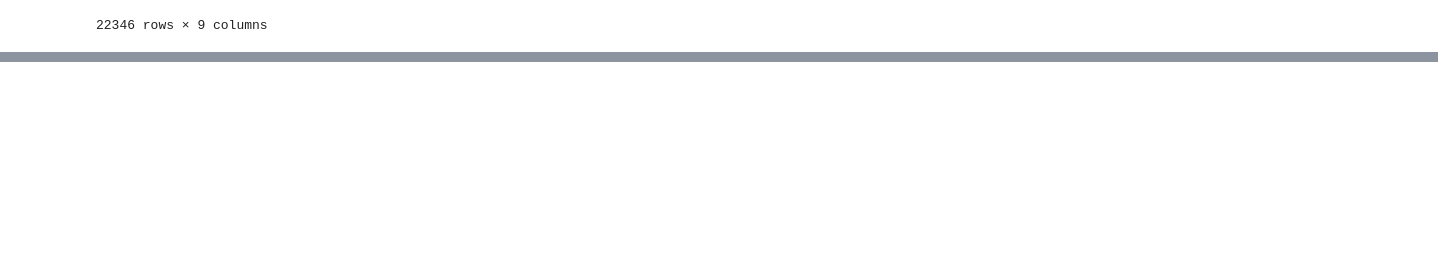
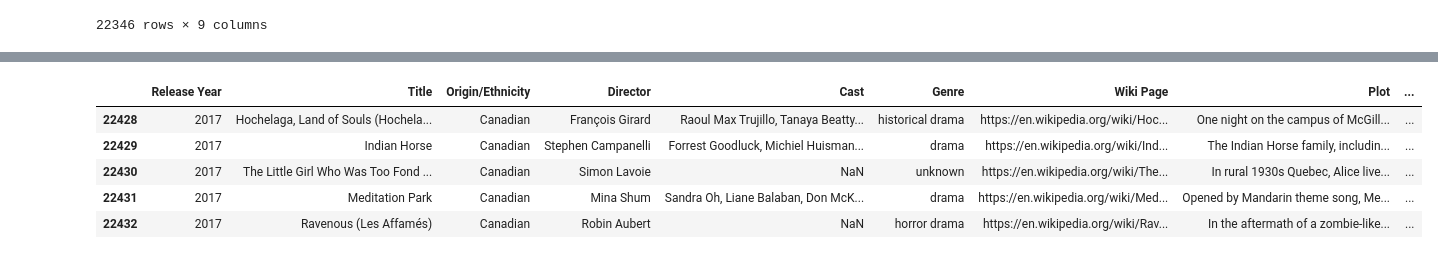
Before and after one commit to S-Coding-Stuff/Machine_Learning_10, a Jupyter notebook: NLP/movie-data-exploration.ipynb, the cells around one changed output, grey strips where cells are left out. Saved outputs shown, nothing was run; the diff lists cells and outputs as text; code cells hidden in the pictures; blank space fills up the shorter version.

```diff
--- a/NLP/movie-data-exploration.ipynb
+++ b/NLP/movie-data-exploration.ipynb
@@ -117,4 +113,37 @@ movies['Genre'].value_counts().reset_index().sort_values('count', ascending=Fals
 # %%
 genre_mapping = {
-    'sci-fi' : 'science fiction', 'crime drama' : 'crime', 'war drama' : 'war', 'biopic' : 'biography', 'historical drama' : 'historical'
+    'sci-fi' : 'science fiction',
+    'scifi': 'science fiction',
+    'crime drama' : 'crime',
+    'war drama' : 'war',
+    'biopic' : 'biography',
+    'historical drama' : 'historical',
+    'anime':'animation',
+    'bio':'biography',
+    'world war ii':'war',
+    'documentary short':'documentary',
+    'drama':'drama',
+    'action':'action',
+    'adventure':'adventure',
+    'comedy':'comedy',
+    'horror':'horror',
+    'romance':'romance',
+    'science fiction':'science fiction',
+    'animation':'animation',
+    'crime':'crime',
+    'fantasy':'fantasy',
+    'mystery':'mystery',
+    'family':'family',
+    'documentary':'documentary',
+    'biography':'biography',
+    'history':'history',
+    'war':'war',
+    'western':'western',
+    'sport':'sport',
+    'sports':'sport',
+    'musical':'musical',
+    'superhero':'superhero',
+    'thriller':'thriller'
 }
+# %%
+movies['New-Genre'] = movies['Genre'].map(genre_mapping)
@@ -120,0 +166,15 @@ genre_mapping = {
+# %%
+movies['Genre-And-Plot'] = np.where(
+    movies['Genre'] != 'unknown',
+    movies['Genre'] + ' : ' + movies['Plot'],
+    movies['Plot']
+)
+# %%
+movies.tail(5)
+# %% [output]
+|  | Release Year | Title | Origin/Ethnicity | Director | Cast | Genre | Wiki Page | Plot | ... |
+| 22428 | 2017 | Hochelaga, Land of Souls (Hochela... | Canadian | François Girard | Raoul Max Trujillo, Tanaya Beatty... | historical drama | https://en.wikipedia.org/wiki/Hoc... | One night on the campus of McGill... | ... |
+| 22429 | 2017 | Indian Horse | Canadian | Stephen Campanelli | Forrest Goodluck, Michiel Huisman... | drama | https://en.wikipedia.org/wiki/Ind... | The Indian Horse family, includin... | ... |
+| 22430 | 2017 | The Little Girl Who Was Too Fond ... | Canadian | Simon Lavoie | NaN | unknown | https://en.wikipedia.org/wiki/The... | In rural 1930s Quebec, Alice live... | ... |
+| 22431 | 2017 | Meditation Park | Canadian | Mina Shum | Sandra Oh, Liane Balaban, Don McK... | drama | https://en.wikipedia.org/wiki/Med... | Opened by Mandarin theme song, Me... | ... |
+| 22432 | 2017 | Ravenous (Les Affamés) | Canadian | Robin Aubert | NaN | horror drama | https://en.wikipedia.org/wiki/Rav... | In the aftermath of a zombie-like... | ... |
```
Also changed, not shown: parts of 9 cells of this notebook.
